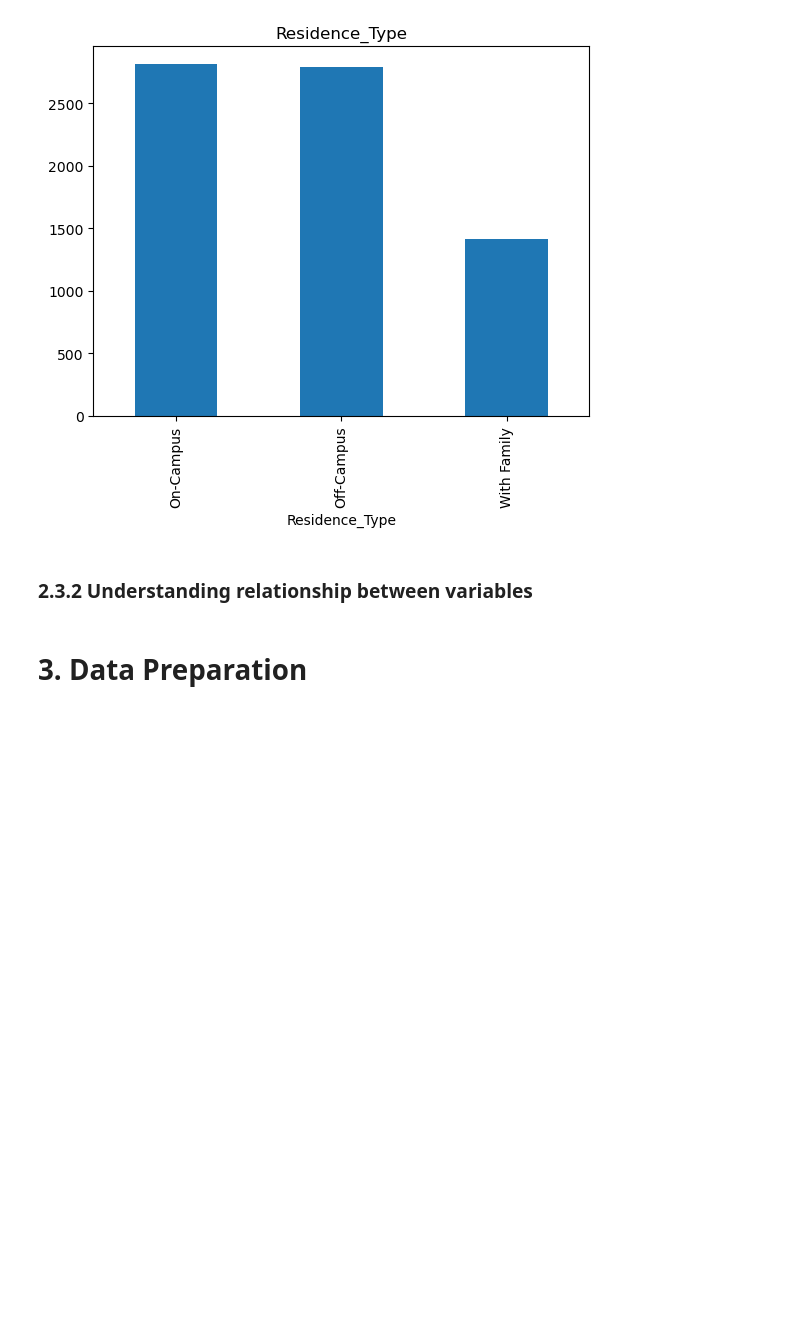
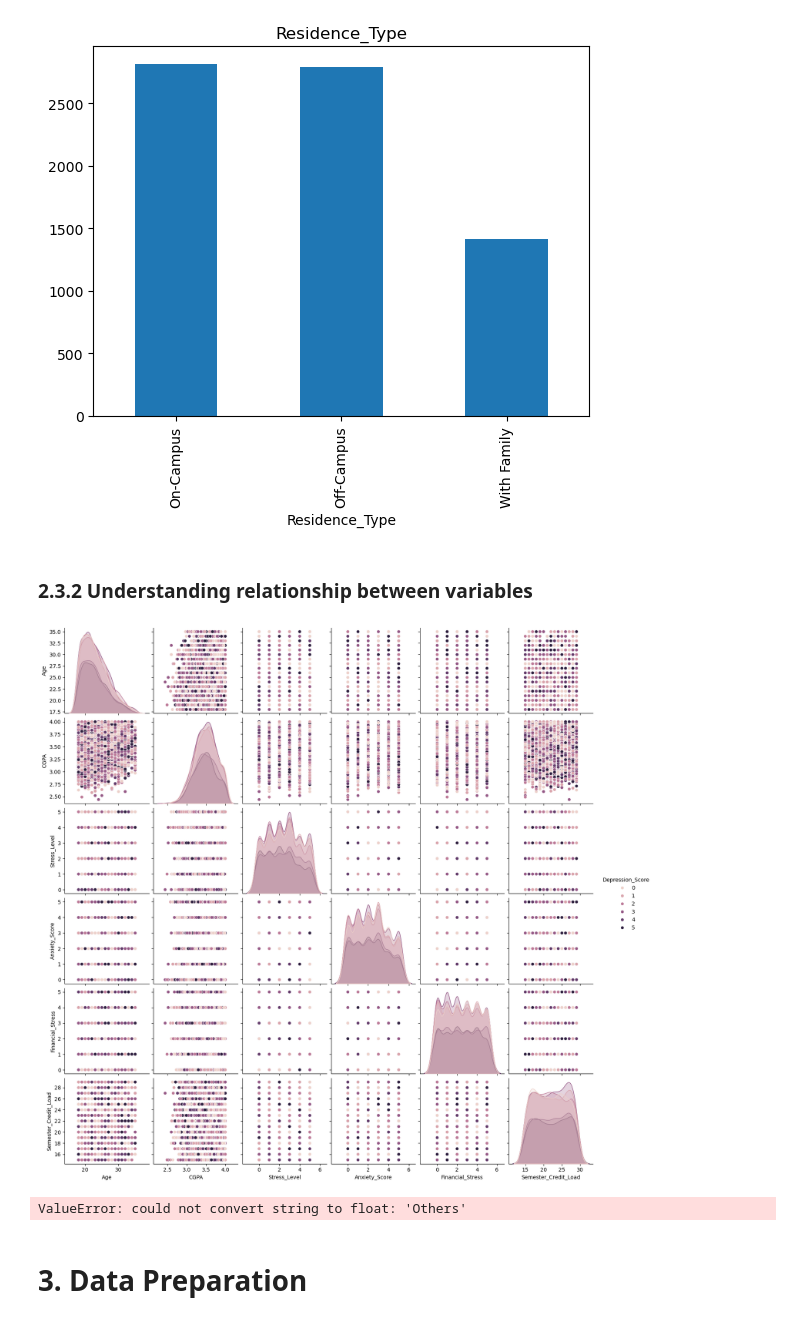
Before and after one commit to cheesyslayer1234/ML_assignment, a Jupyter notebook: NG FENG KANG MALCOLM MLDP Program Codes.ipynb, the cells around one changed output. Drawn from its saved outputs; the diff is of its cells as text; code cells hidden in the pictures; blank space fills up the shorter version.

```diff
--- a/NG FENG KANG MALCOLM MLDP Program Codes.ipynb
+++ b/NG FENG KANG MALCOLM MLDP Program Codes.ipynb
@@ -198,6 +213,21 @@ for col in df.select_dtypes(include='object'):
 ### 2.3.2 Understanding relationship between variables
 # %%
 ## Understanding relationship between variables
+sns.pairplot(df, hue='Depression_Score')
+plt.show()
+
+corr = df.select_dtypes(include=[np.number]).corr()
+plt.figure(figsize=(12, 8))
+sns.heatmap(corr, annot=True, fmt='.2f', cmap='coolwarm')
+plt.title('Correlation Matrix Heatmap')
+plt.show()
+# Correlation matrix for numerical features & Heatmap visualization
+
+col_x = 'Anxiety_Score' # Example feature for x-axis
+df.plot(x=col_x,y=col_y,kind='scatter')
+# %% [output]
+[figure, added]
+ValueError: could not convert string to float: 'Others'
 # %% [markdown]
 # 3. Data Preparation
 # %% [markdown]
```
Also changed, not shown: parts of 19 cells of this notebook.
